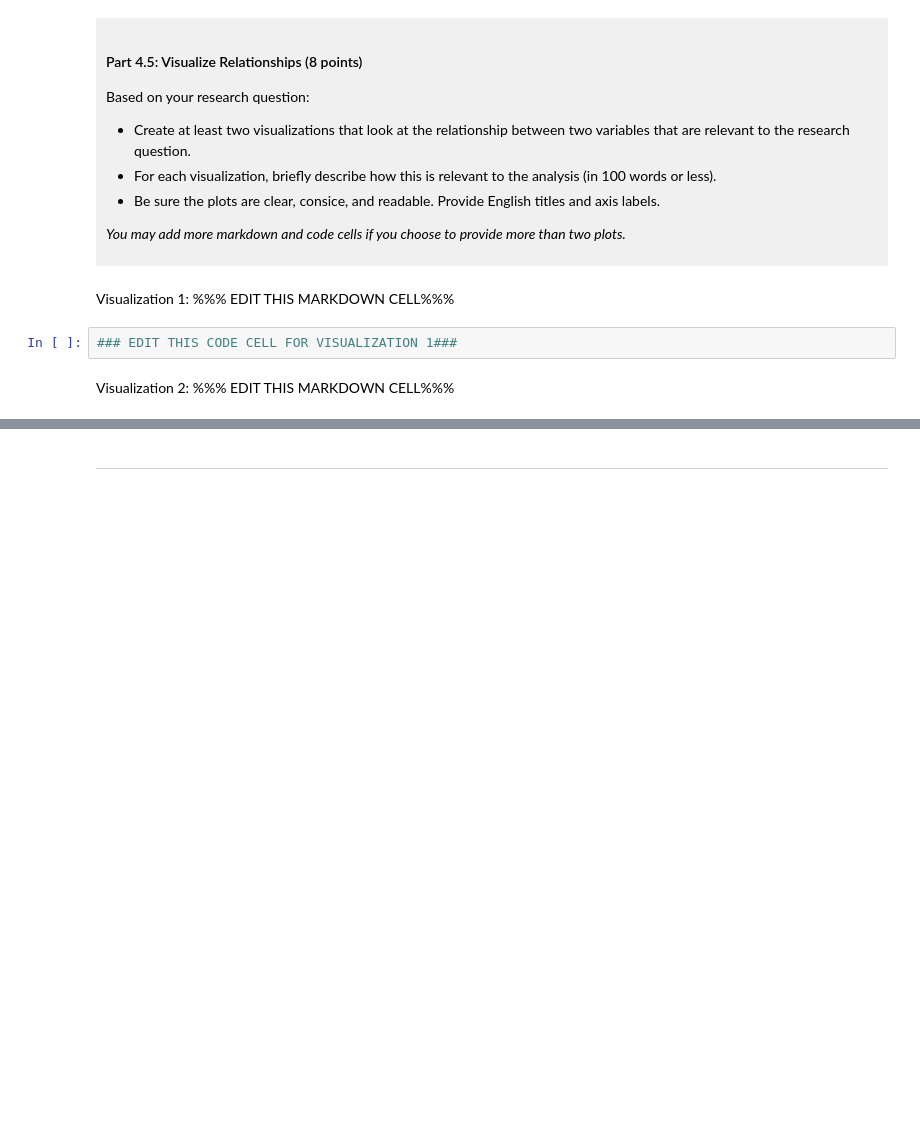
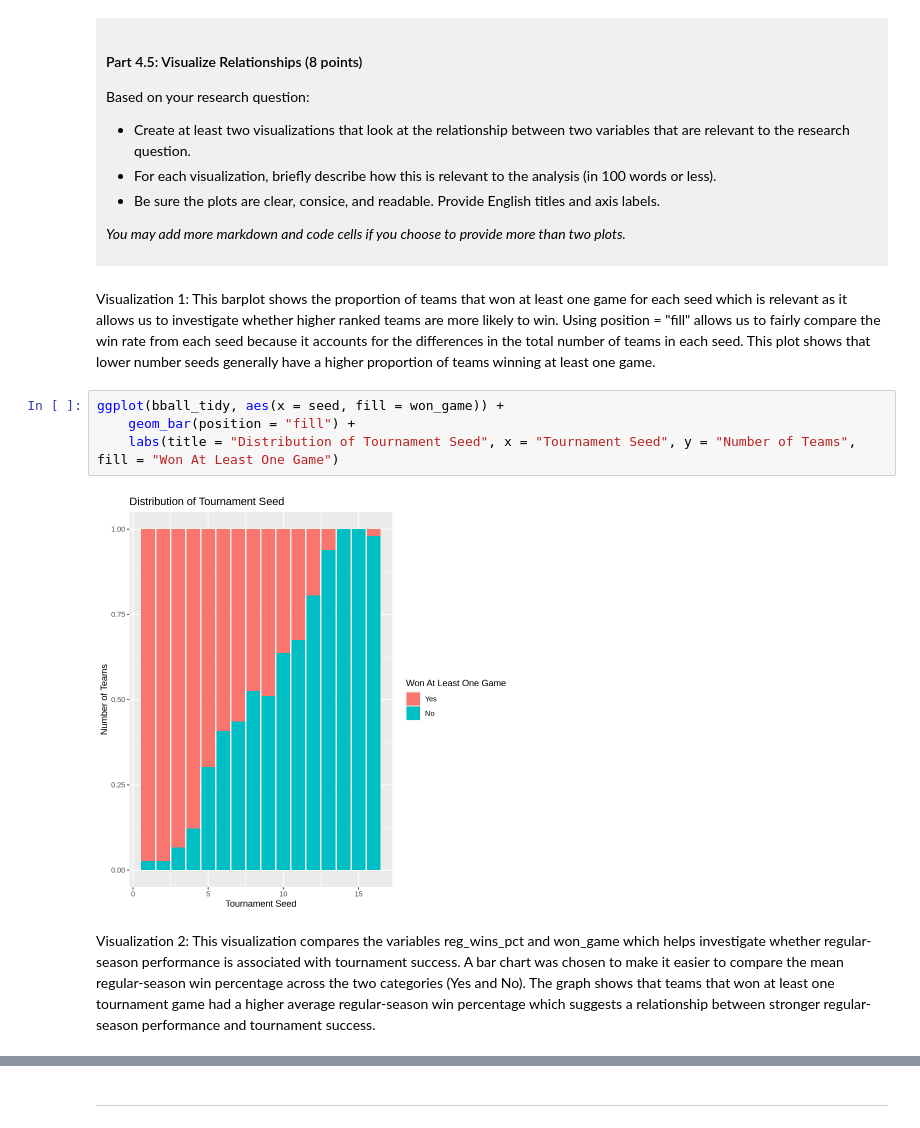
Before and after one commit to Daphne-Pard/dsci-100-project-daphne-pard, a Jupyter notebook: dsci-100-project-notebook.ipynb, the cells around one changed output, grey strips where cells are left out. Saved outputs shown, nothing was run; the diff lists cells and outputs as text; blank space fills up the shorter version.

```diff
--- a/dsci-100-project-notebook.ipynb
+++ b/dsci-100-project-notebook.ipynb
@@ -324,9 +374,13 @@ Based on your research question:
 *You may add more markdown and code cells if you choose to provide more than two plots.*
 </div>
 # %% [markdown]
-Visualization 1: %%% EDIT THIS MARKDOWN CELL%%%
+Visualization 1: This barplot shows the proportion of teams that won at least one game for each seed which is relevant as it allows us to investigate whether higher ranked teams are more likely to win. Using position = "fill" allows us to fairly compare the win rate from each seed because it accounts for the differences in the total number of teams in each seed. This plot shows that lower number seeds generally have a higher proportion of teams winning at least one game.
 # %%
-### EDIT THIS CODE CELL FOR VISUALIZATION 1###
+ggplot(bball_tidy, aes(x = seed, fill = won_game)) +
+    geom_bar(position = "fill") +
+    labs(title = "Distribution of Tournament Seed", x = "Tournament Seed", y = "Number of Teams", fill = "Won At Least One Game")
+# %% [output]
+[figure, added]
 # %% [markdown]
-Visualization 2: %%% EDIT THIS MARKDOWN CELL%%%
+Visualization 2: This visualization compares the variables reg_wins_pct and won_game which helps investigate whether regular-season performance is associated with tournament success. A bar chart was chosen to make it easier to compare the mean regular-season win percentage across the two categories (Yes and No). The graph shows that teams that won at least one tournament game had a higher average regular-season win percentage which suggests a relationship between stronger regular-season performance and tournament success.
 # %%
```
Also changed, not shown: parts of 8 cells of this notebook.
